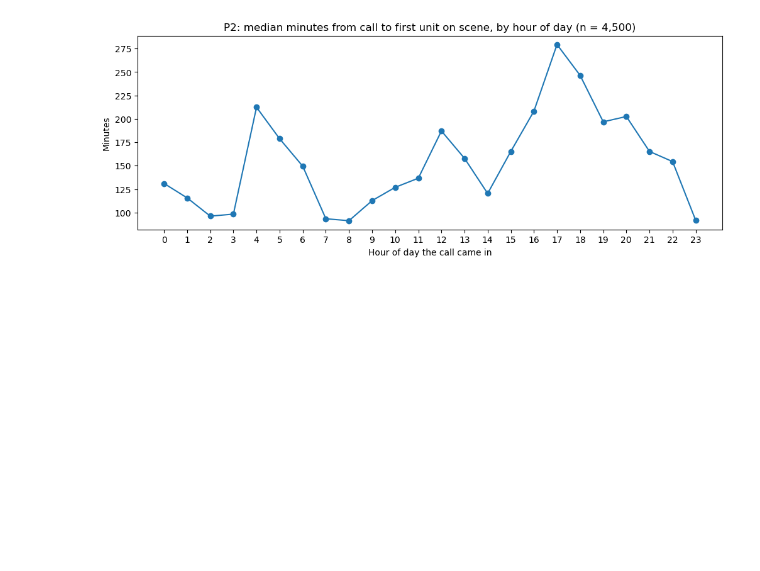
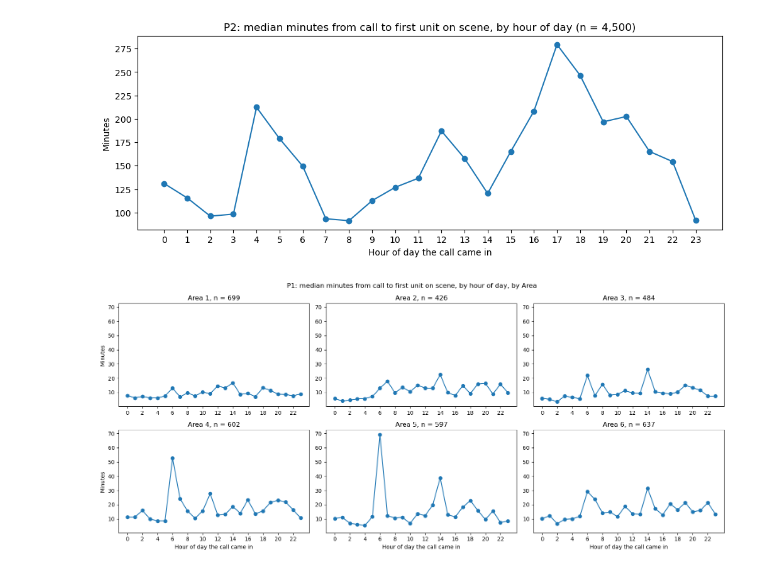
Before and after one commit to Ashleyyydeleon/oakland_police_department_fork, a Jupyter notebook: manpower_july_2024_incidents.ipynb, the cells around one changed output. Cells and saved outputs as stored; diff of their text form; code cells hidden in the pictures; blank space fills up the shorter version.

```diff
--- a/manpower_july_2024_incidents.ipynb
+++ b/manpower_july_2024_incidents.ipynb
@@ -409,3 +409,28 @@ plt.xticks(range(24))
 plt.show()
 # %% [output]
 [figure]
+# %%
+# Median minutes from the call coming in to the first unit on scene, by hour of day, P1 calls only, one panel per Patrol Area
+# Area from the call's CAD beat: Area 1 = beats 1-7, 2 = 8-13, 3 = 14-19, 4 = 20-25, 5 = 26-30, 6 = 31-35
+beats = pd.read_parquet(DATA / "harmonized_calls_2021_2026.parquet", columns=["event_number", "beat"]).drop_duplicates("event_number")
+p1_calls = calls[calls["priority"] == 1].merge(beats, on="event_number")
+beat_number = pd.to_numeric(p1_calls["beat"].astype(str).str.extract(r"(\d+)")[0], errors="coerce")
+p1_calls["area"] = pd.cut(beat_number, [0, 7, 13, 19, 25, 30, 35], labels=[1, 2, 3, 4, 5, 6])
+
+fig, axes = plt.subplots(2, 3, figsize=(16, 7), sharey=True)
+for ax, area in zip(axes.flat, range(1, 7)):
+    one_area = p1_calls[p1_calls["area"] == area]
+    by_hour = one_area.groupby("hour")["minutes"].median()
+    ax.plot(by_hour.index, by_hour.values, marker="o")
+    ax.set_title(f"Area {area}, n = {len(one_area)}")
+    ax.set_xticks(range(0, 24, 2))
+    ax.tick_params(axis="y", labelleft=True)   # y numbers on every panel
+for ax in axes[1]:
+    ax.set_xlabel("Hour of day the call came in")
+for ax in axes[:, 0]:
+    ax.set_ylabel("Minutes")
+fig.suptitle("P1: median minutes from call to first unit on scene, by hour of day, by Area")
+plt.tight_layout()
+plt.show()
+# %% [output]
+[figure, added]
```
Also changed, not shown: parts of 2 cells of this notebook, 10 other files.
